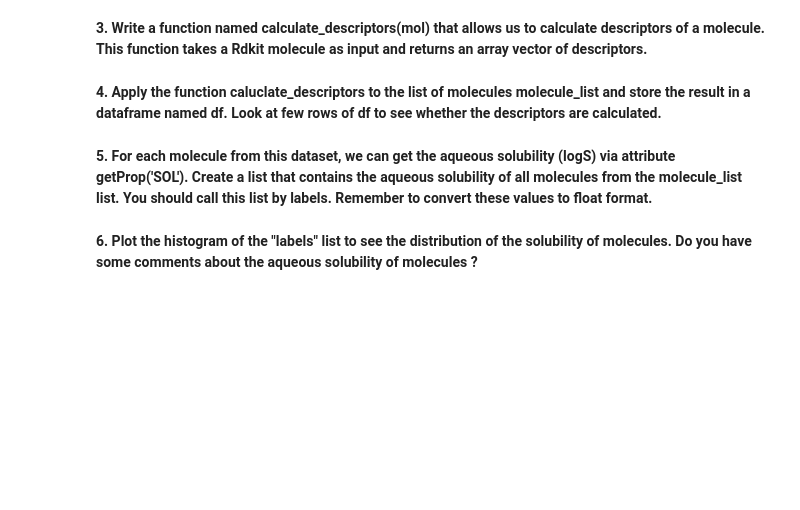
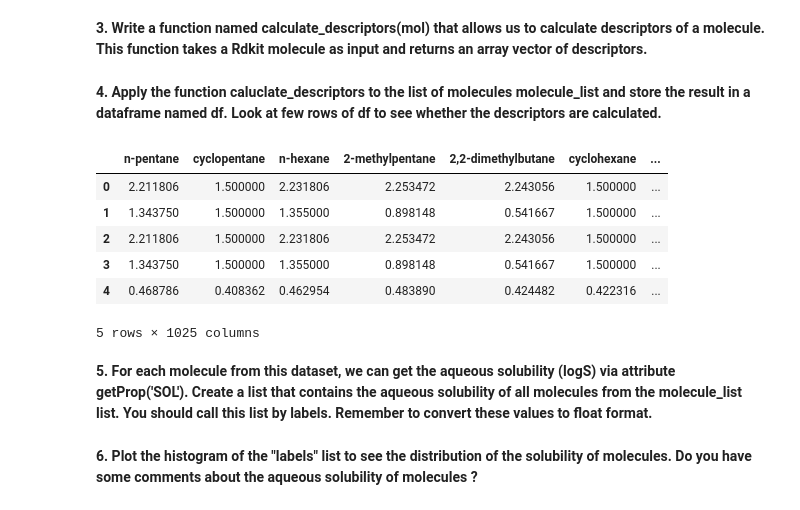
Before and after one commit to Bast-94/ML-BIO, a Jupyter notebook: 1_molecules_representations_etudiants.ipynb, the cells around one changed output. Cells and saved outputs as stored; diff of their text form; code cells hidden in the pictures; blank space fills up the shorter version.

```diff
--- a/1_molecules_representations_etudiants.ipynb
+++ b/1_molecules_representations_etudiants.ipynb
@@ -291,8 +295,28 @@ molecule_list = SDMolSupplier(fileName="solubility.train.sdf", removeHs=False)
 # %% [markdown]
 
 **3. Write a function named **calculate_descriptors(mol)** that allows us to calculate descriptors of a molecule. This function takes a Rdkit molecule as input and returns an array vector of descriptors.**
+# %%
+def calculate_descriptor(molecule):
+    desc_names = [desc_name for desc_name, _ in Descriptors.descList]
+    description = MolecularDescriptorCalculator(desc_names).CalcDescriptors(molecule)
+    return np.array(description)
 # %% [markdown]
 **4. Apply the function **caluclate_descriptors** to the list of molecules **molecule_list** and store the result in a dataframe named **df**. Look at few rows of **df** to see whether the descriptors are calculated.**
+# %%
+df_dict = {}
+for mol in molecule_list:
+    df_dict[mol.GetProp("NAME")] = calculate_descriptor(mol)
+df = pd.DataFrame(df_dict)
+# %%
+df.head()
+# %% [output]
+|  | n-pentane | cyclopentane | n-hexane | 2-methylpentane | 2,2-dimethylbutane | cyclohexane | ... |
+| 0 | 2.211806 | 1.500000 | 2.231806 | 2.253472 | 2.243056 | 1.500000 | ... |
+| 1 | 1.343750 | 1.500000 | 1.355000 | 0.898148 | 0.541667 | 1.500000 | ... |
+| 2 | 2.211806 | 1.500000 | 2.231806 | 2.253472 | 2.243056 | 1.500000 | ... |
+| 3 | 1.343750 | 1.500000 | 1.355000 | 0.898148 | 0.541667 | 1.500000 | ... |
+| 4 | 0.468786 | 0.408362 | 0.462954 | 0.483890 | 0.424482 | 0.422316 | ... |
+5 rows × 1025 columns
 # %% [markdown]
 **5. For each molecule from this dataset, we can get the aqueous solubility (logS) via attribute **getProp('SOL')**. Create a list that contains the aqueous solubility of all molecules from the **molecule_list** list. You should call this list by **labels**. Remember to convert these values to float format.**
 # %% [markdown]
```
Also changed, not shown: parts of 1 cell of this notebook.
